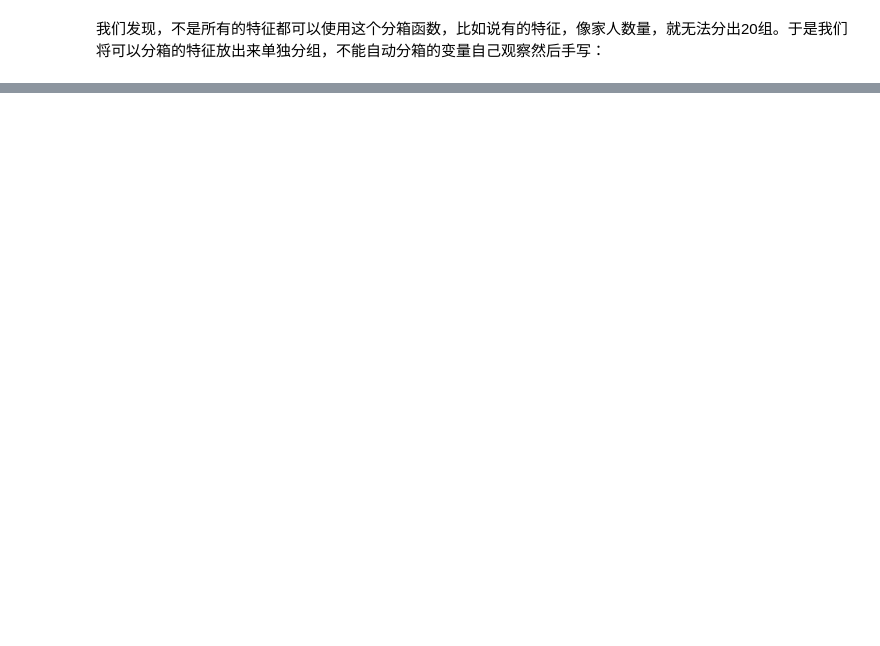
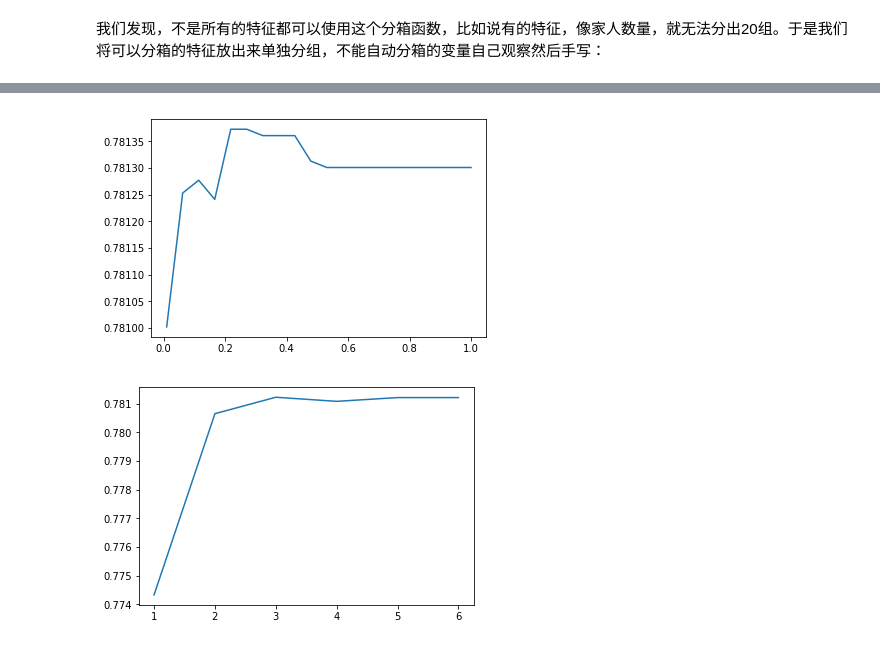
Before and after one commit to SonGohan757/Python-Quantitative-Finance, a Jupyter notebook: 逻辑回归制作信用评分卡/main.ipynb, the cells around one changed output, grey strips where cells are left out. Drawn from its saved outputs; the diff is of its cells as text; code cells hidden in the pictures; blank space fills up the shorter version.

```diff
--- a/逻辑回归制作信用评分卡/main.ipynb
+++ b/逻辑回归制作信用评分卡/main.ipynb
@@ -920,0 +1364,20 @@ print(1+4)
+# %%
+#尝试使用命名切片
+WithOutLastOne = slice(-1)
+OnlyLastOne = slice(-1,None)
+
+
+
+vali_X = vali_woe.iloc[:,:-1]
+vali_y = vali_woe.iloc[:,-1]
+X = model_woe.iloc[:,:-1]
+y = model_woe.iloc[:,-1]
+#交换age列，是训练数据与测试数据一一对应
+mid = vali_X['age']
+vali_X.drop(labels = "age",axis=1,inplace=True)
+vali_X.insert(0,"age",mid)
+
+from sklearn.linear_model import LogisticRegression as LR
+
+lr = LR(penalty="l2").fit(X,y)
+lr.score(vali_X,vali_y)
@@ -920,0 +1447,24 @@ print(1+4)
+# %%
+c_1 = np.linspace(0.01,1,20)
+c_2 = np.linspace(0.01,0.2,20)
+
+score = []
+for i in c_2:
+    lr = LR(solver='liblinear',C=i).fit(X,y)
+    score.append(lr.score(vali_X,vali_y))
+plt.figure()
+plt.plot(c_1,score)
+plt.show()
+
+lr.n_iter_
+
+score = []
+for i in [1,2,3,4,5,6]:
+    lr = LR(solver='liblinear',C=0.025,max_iter=i).fit(X,y)
+    score.append(lr.score(vali_X,vali_y))
+plt.figure()
+plt.plot([1,2,3,4,5,6],score)
+plt.show()
+# %% [output]
+[figure, added]
+[figure, added]
```
Also changed, not shown: parts of 76 cells of this notebook, 10 other files.
